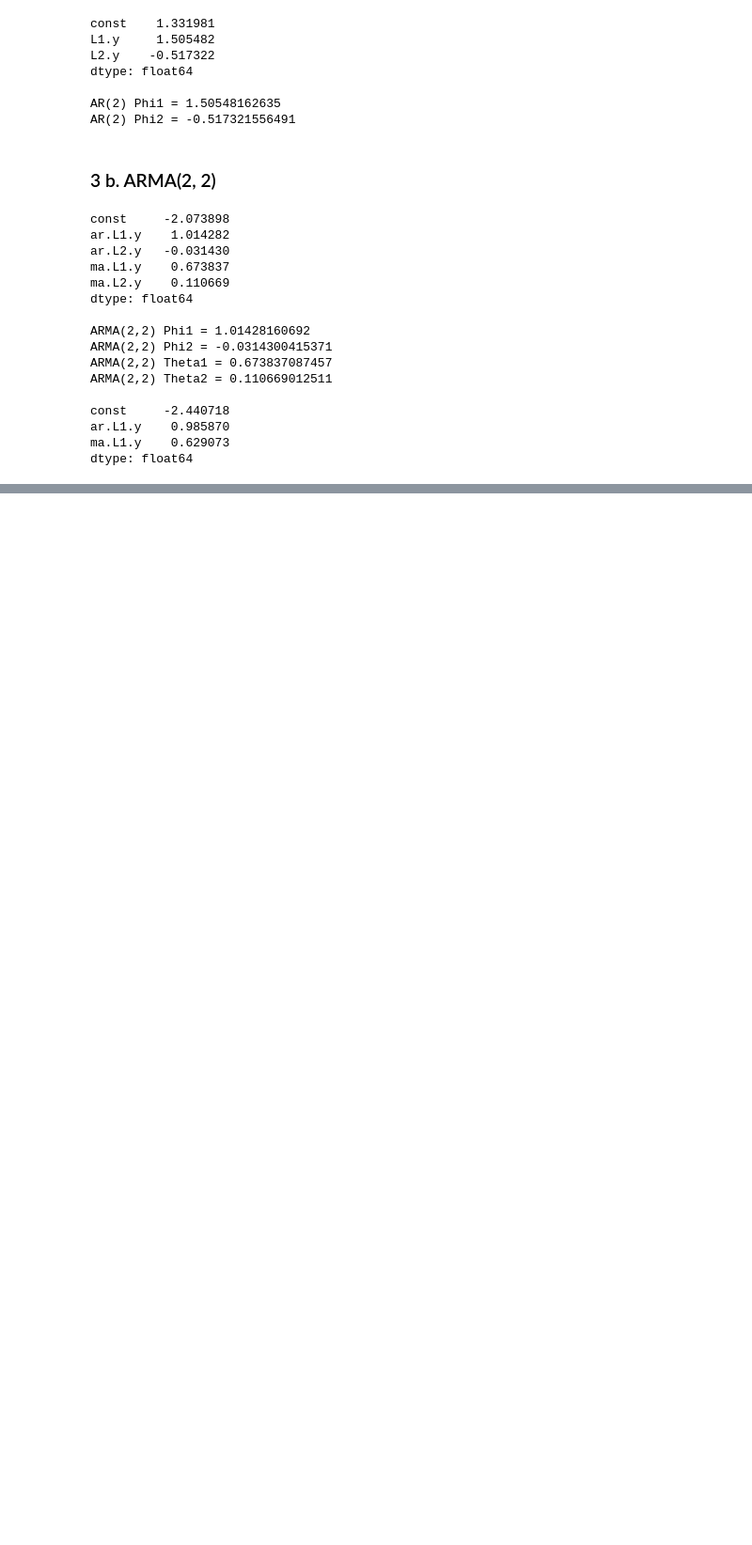
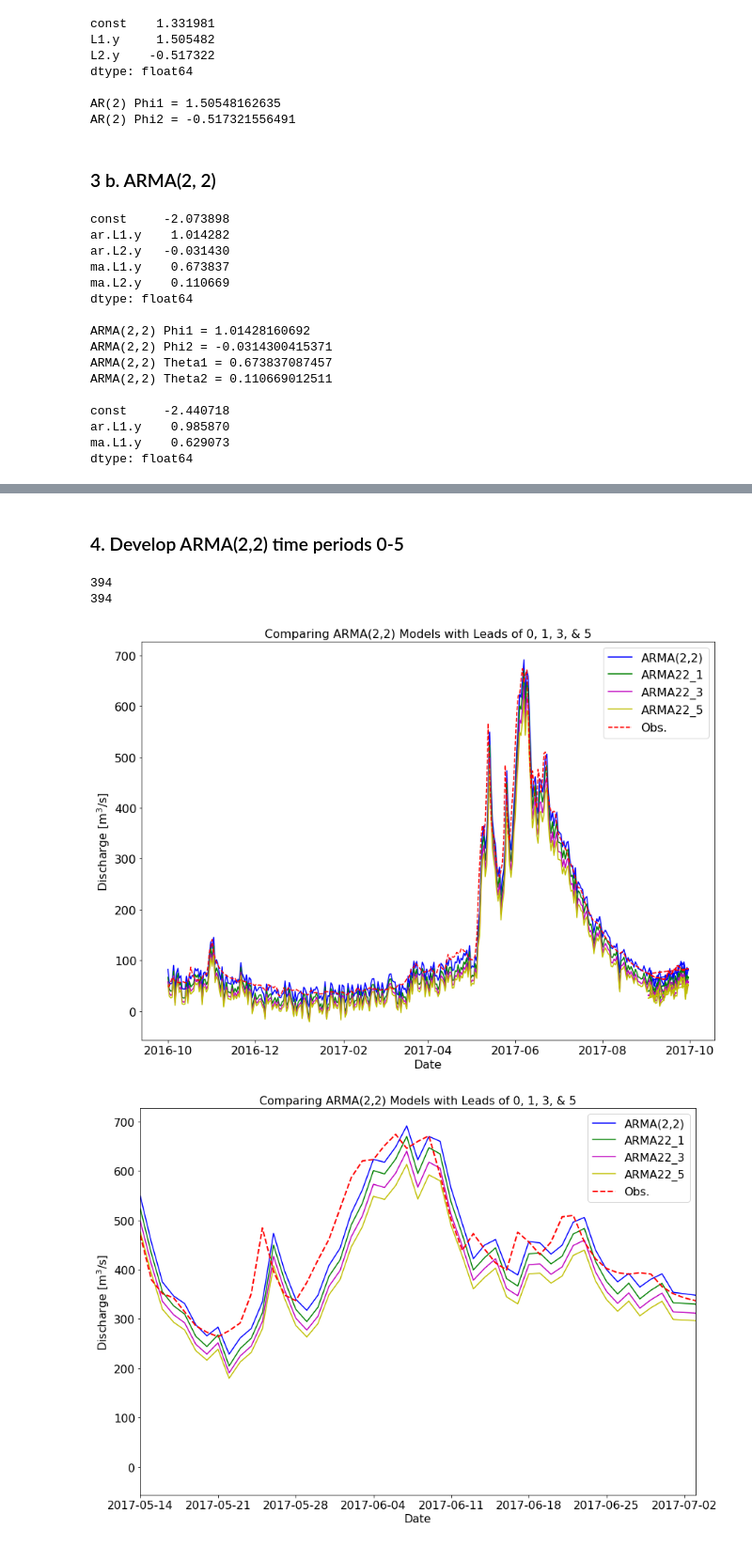
Before and after one commit to cameroncarsley/GEOS_518, a Jupyter notebook: Assignment_3/Hydrologic_Modeling_Assignment3 (1).ipynb, the cells around one changed output, grey strips where cells are left out. Shown at 94% size. Drawn from its saved outputs; the diff is of its cells as text; code cells hidden in the pictures; blank space fills up the shorter version.

```diff
--- a/Assignment_3/Hydrologic_Modeling_Assignment3 (1).ipynb
+++ b/Assignment_3/Hydrologic_Modeling_Assignment3 (1).ipynb
@@ -162,0 +290,77 @@ dtype: float64
+# %% [markdown]
+### 4. Develop ARMA(2,2) time periods 0-5
+# %%
+### ARMA(2,2)
+
+#eta is the noise value
+etatm0 = noise_std
+etatm1 = np.random.normal(0.0,noise_std,(len(Qttm1),1))
+etatm2 = np.concatenate([np.random.normal(0.0,noise_std,(2,1)),etatm1[0:-2]])
+#etatm3 = np.concatenate([np.random.normal(0.0,noise_std,(3,1)),etatm1[0:-3]])
+#etatm4 = np.concatenate([np.random.normal(0.0,noise_std,(4,1)),etatm1[0:-4]])
+#etatm5 = np.concatenate([np.random.normal(0.0,noise_std,(5,1)),etatm1[0:-5]])
+
+print(len(etatm1))
+print(len(etatm2))
+
+
+#grab model parameters from statsmodel
+ARMA22_mu     = Q_ARMA_2_2_model.params[0]
+ARMA22_phi1   = Q_ARMA_2_2_model.params[1]
+ARMA22_phi2   = Q_ARMA_2_2_model.params[2]
+ARMA22_theta1 = Q_ARMA_2_2_model.params[3]
+ARMA22_theta2 = Q_ARMA_2_2_model.params[4]
+
+# 0 time steps
+QhatARMA22 = ARMA22_mu + ARMA22_phi1*Qttm1 + ARMA22_phi2*Qttm2 - ARMA22_theta1*etatm1 - ARMA22_theta2*etatm2
+
+# 1 time step
+QhatARMA22_1 = ARMA22_mu + ARMA22_phi1*QhatARMA22 + ARMA22_phi2*Qttm1 - ARMA22_theta1*etatm0 - ARMA22_theta2*etatm1
+
+# 2 time steps
+QhatARMA22_2 = ARMA22_mu + ARMA22_phi1*QhatARMA22_1 + ARMA22_phi2*QhatARMA22 - ARMA22_theta1*0 - ARMA22_theta2*etatm0
+
+# 3 time steps
+QhatARMA22_3 = ARMA22_mu + ARMA22_phi1*QhatARMA22_2 + ARMA22_phi2*QhatARMA22_1 - ARMA22_theta1*0 - ARMA22_theta2*0
+
+#4 time steps
+QhatARMA22_4 = ARMA22_mu + ARMA22_phi1*QhatARMA22_3 + ARMA22_phi2*QhatARMA22_2 - ARMA22_theta1*0 - ARMA22_theta2*0
+
+#5 time steps
+QhatARMA22_5 = ARMA22_mu + ARMA22_phi1*QhatARMA22_4 + ARMA22_phi2*QhatARMA22_3 - ARMA22_theta1*0 - ARMA22_theta2*0
+
+
+
+plt.figure(figsize=(14,10))
+plt.plot(DatesTest,QhatARMA22,'b-')
+plt.plot(DatesTest,QhatARMA22_1,'g-')
+plt.plot(DatesTest,QhatARMA22_3,'m-')
+plt.plot(DatesTest,QhatARMA22_5,'y-')
+plt.plot(DatesTest,Qtest,'r--')
+plt.ylabel('Discharge [m${}^3$/s]',fontsize=16)
+plt.xlabel('Date',fontsize=16)
+plt.legend(('ARMA(2,2)','ARMA22_1', 'ARMA22_3','ARMA22_5', 'Obs.'),fontsize=16)
+plt.title('Comparing ARMA(2,2) Models with Leads of 0, 1, 3, & 5', fontsize=16)
+ax = plt.gca()
+ax.tick_params('both',labelsize=16)
+plt.show()
+
+plt.figure(figsize=(14,10))
+plt.plot(DatesTest,QhatARMA22,'b-')
+plt.plot(DatesTest,QhatARMA22_1,'g-')
+plt.plot(DatesTest,QhatARMA22_3,'m-')
+plt.plot(DatesTest,QhatARMA22_5,'y-')
+plt.plot(DatesTest,Qtest,'r--', linewidth=2)
+plt.xlim([DatesTest[225],DatesTest[275]])
+plt.ylabel('Discharge [m${}^3$/s]',fontsize=16)
+plt.xlabel('Date',fontsize=16)
+plt.title('Comparing ARMA(2,2) Models with Leads of 0, 1, 3, & 5', fontsize=16)
+plt.legend(('ARMA(2,2)','ARMA22_1', 'ARMA22_3','ARMA22_5', 'Obs.'),fontsize=16)
+ax = plt.gca()
+ax.tick_params('both',labelsize=16)
+plt.show()
+# %% [output]
+394
+394
+[figure, added]
+[figure, added]
```
Also changed, not shown: parts of 21 cells of this notebook.
